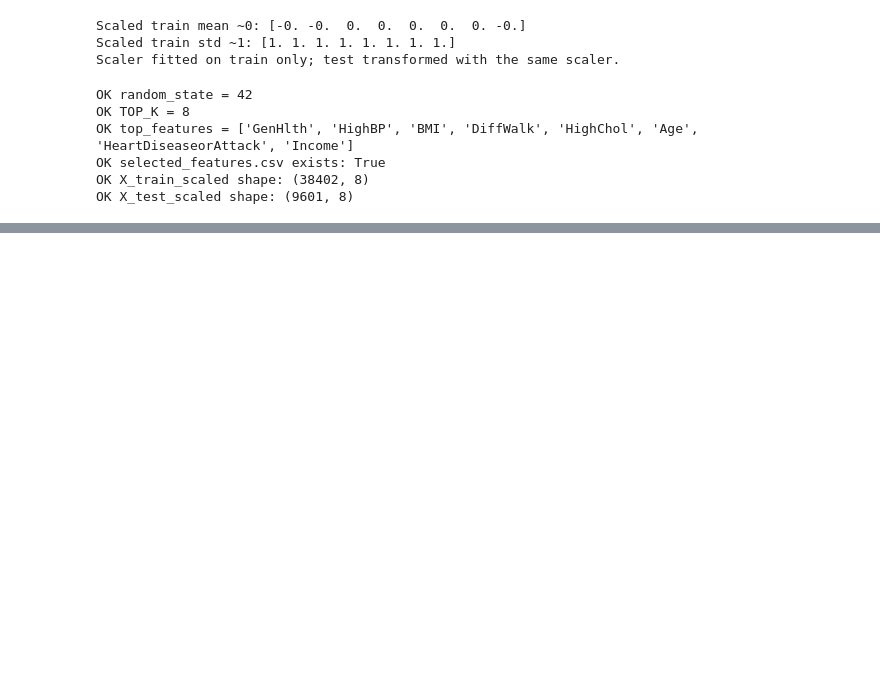
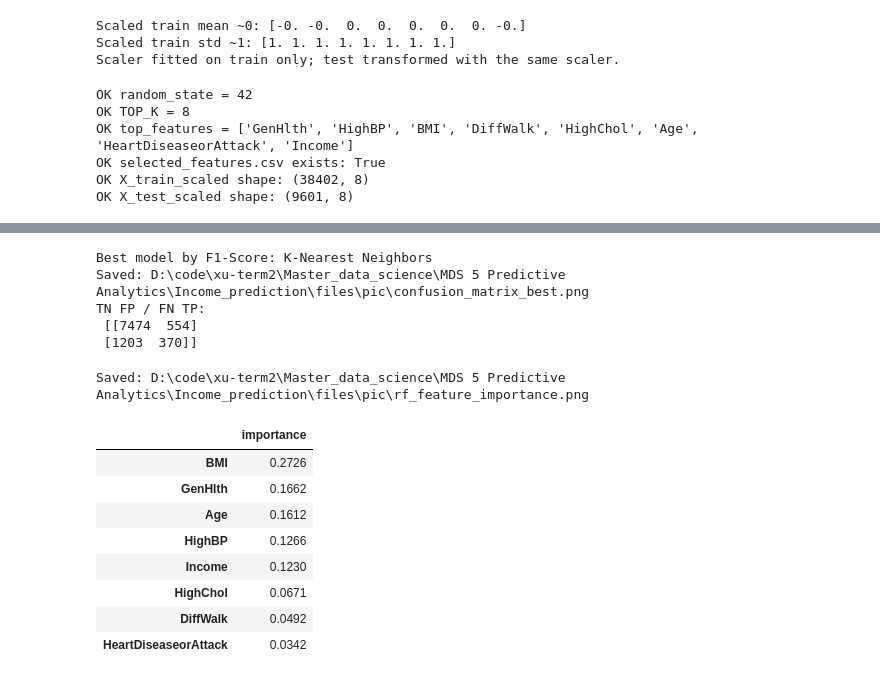
Before and after one commit to nikk909/mds5_Income_prediction, a Jupyter notebook: diabetes_ml_benchmark.ipynb, the cells around one changed output, grey strips where cells are left out. Saved outputs shown, nothing was run; the diff lists cells and outputs as text; code cells hidden in the pictures; blank space fills up the shorter version.

```diff
--- a/diabetes_ml_benchmark.ipynb
+++ b/diabetes_ml_benchmark.ipynb
@@ -425,0 +449,13 @@ OK X_test_scaled shape: (9601, 8)
+# %%
+# 2. Initialize the 5 classical models（课设要求 ≥4；此处对齐老师 5 模型）
+# LinearSVC：50k 样本下比 RBF-SVC 可跑；AUC 用 decision_function
+models = {
+    "Logistic Regression": LogisticRegression(max_iter=1000, random_state=RANDOM_STATE),
+    "K-Nearest Neighbors": KNeighborsClassifier(n_neighbors=5),
+    "Decision Tree": DecisionTreeClassifier(max_depth=10, random_state=RANDOM_STATE),
+    "Random Forest": RandomForestClassifier(
+        n_estimators=100, max_depth=12, random_state=RANDOM_STATE, n_jobs=-1
+    ),
+    "Linear SVM": LinearSVC(max_iter=2000, random_state=RANDOM_STATE),
+}
+list(models.keys())
@@ -425,0 +468,9 @@ OK X_test_scaled shape: (9601, 8)
+# %%
+# 3. Helper: continuous score for AUC / ROC
+def get_scores(model, X):
+    # 有概率用概率；LinearSVC 用 decision_function
+    if hasattr(model, "predict_proba"):
+        return model.predict_proba(X)[:, 1]
+    if hasattr(model, "decision_function"):
+        return model.decision_function(X)
+    return model.predict(X)
@@ -425,0 +572,48 @@ OK X_test_scaled shape: (9601, 8)
+# %%
+# 8. Confusion matrix for best F1 model -> files/pic/confusion_matrix_best.png
+best_name = df_results.iloc[0]["Model"]
+print("Best model by F1-Score:", best_name)
+
+fig, ax = plt.subplots(figsize=(5, 4))
+cm = confusion_matrix(y_test, preds[best_name])
+ConfusionMatrixDisplay(confusion_matrix=cm, display_labels=["0", "1"]).plot(
+    ax=ax, cmap="Blues", colorbar=False
+)
+ax.set_title(f"Confusion Matrix — {best_name}")
+fig.tight_layout()
+fig.savefig(PIC_DIR / "confusion_matrix_best.png", bbox_inches="tight")
+plt.show()
+print("Saved:", PIC_DIR / "confusion_matrix_best.png")
+print("TN FP / FN TP:\n", cm)
+# %% [output]
+Best model by F1-Score: K-Nearest Neighbors
+Saved: D:\code\xu-term2\Master_data_science\MDS 5 Predictive Analytics\Income_prediction\files\pic\confusion_matrix_best.png
+TN FP / FN TP:
+ [[7474  554]
+ [1203  370]]
+# %%
+# 9. Random Forest feature importances -> files/pic/rf_feature_importance.png
+# 描述性分析提示：与 Pearson Top-8 对照，讨论线性相关 vs 树模型非线性贡献
+rf_model = fitted["Random Forest"]
+imp = pd.Series(rf_model.feature_importances_, index=top_features).sort_values(ascending=True)
+
+fig, ax = plt.subplots(figsize=(8, 5))
+imp.plot(kind="barh", ax=ax, color="#55A868")
+ax.set_xlabel("Importance")
+ax.set_title("Random Forest Feature Importances (Top-8 set)")
+fig.tight_layout()
+fig.savefig(PIC_DIR / "rf_feature_importance.png", bbox_inches="tight")
+plt.show()
+print("Saved:", PIC_DIR / "rf_feature_importance.png")
+display(imp.sort_values(ascending=False).round(4).to_frame("importance"))
+# %% [output]
+Saved: D:\code\xu-term2\Master_data_science\MDS 5 Predictive Analytics\Income_prediction\files\pic\rf_feature_importance.png
+|  | importance |
+| BMI | 0.2726 |
+| GenHlth | 0.1662 |
+| Age | 0.1612 |
+| HighBP | 0.1266 |
+| Income | 0.1230 |
+| HighChol | 0.0671 |
+| DiffWalk | 0.0492 |
+| HeartDiseaseorAttack | 0.0342 |
```
Also changed, not shown: parts of 14 cells of this notebook, 11 other files.
